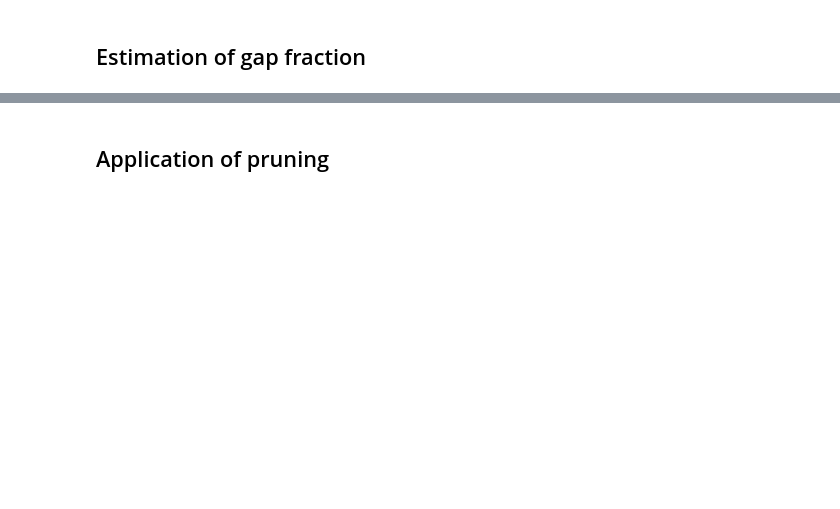
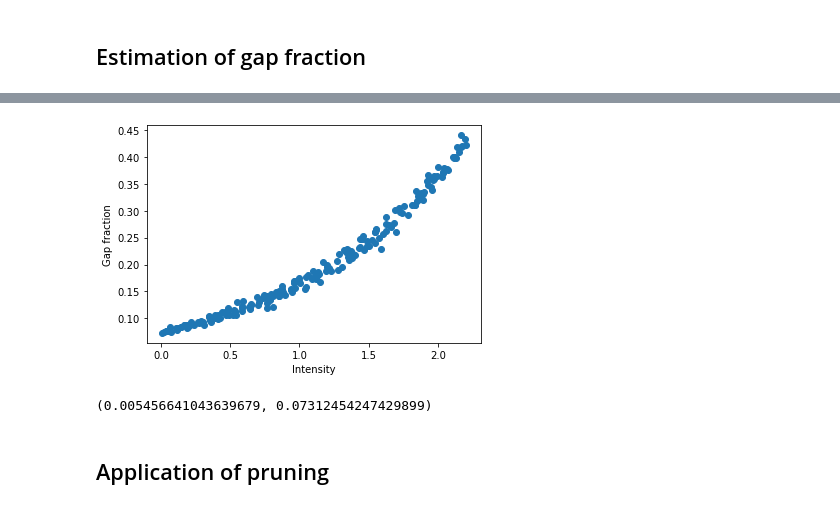
Before and after one commit to fredboudon/virtualpruning, a Jupyter notebook: notebooks/virtualpruning.ipynb, the cells around one changed output, grey strips where cells are left out. Drawn from its saved outputs; the diff is of its cells as text; code cells hidden in the pictures; blank space fills up the shorter version.

```diff
--- a/notebooks/virtualpruning.ipynb
+++ b/notebooks/virtualpruning.ipynb
@@ -390,3 +289,15 @@ print(gf)
+# %%
+#ylim(0,1)
+scatter([a[0] for a in gfs],[a[1] for a in gfs])
+xlabel('Intensity')
+ylabel('Gap fraction')
+show()
+# %% [output]
+[figure, added]
+# %%
+print(info(prune(g,1)))
+# %% [output]
+(0.005456641043639679, 0.07312454247429899)
 # %% [markdown]
 ## Application of pruning
 # %%
```
Also changed, not shown: parts of 35 cells of this notebook, 7 other files.
